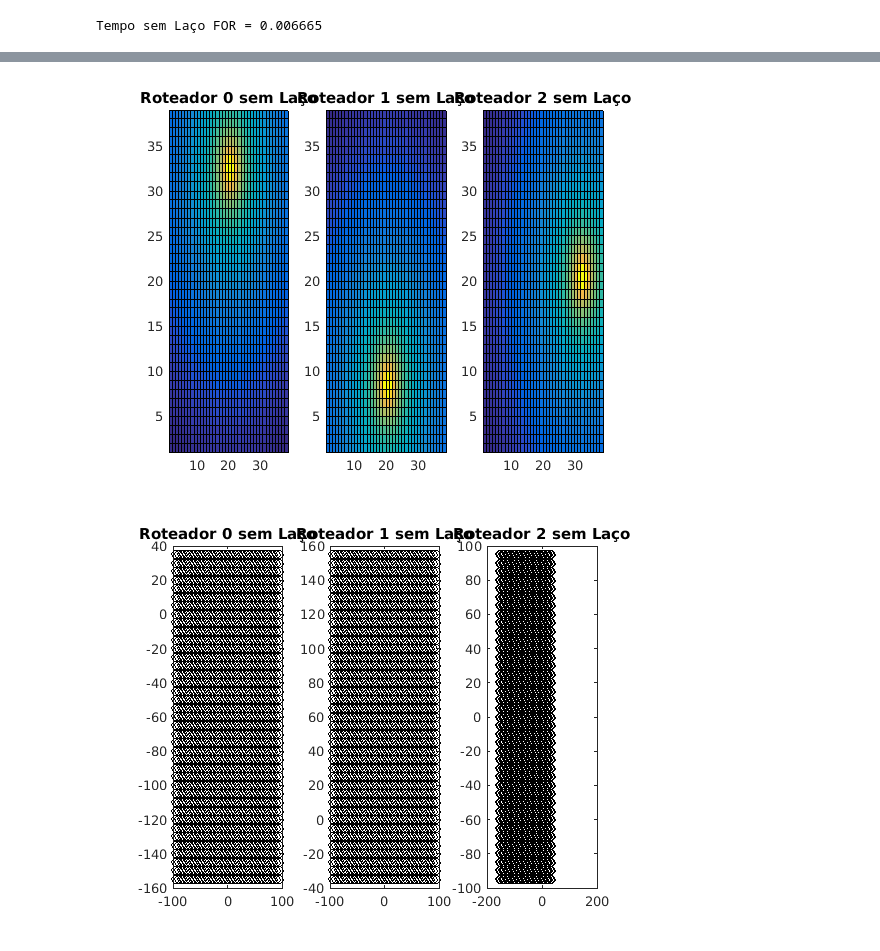
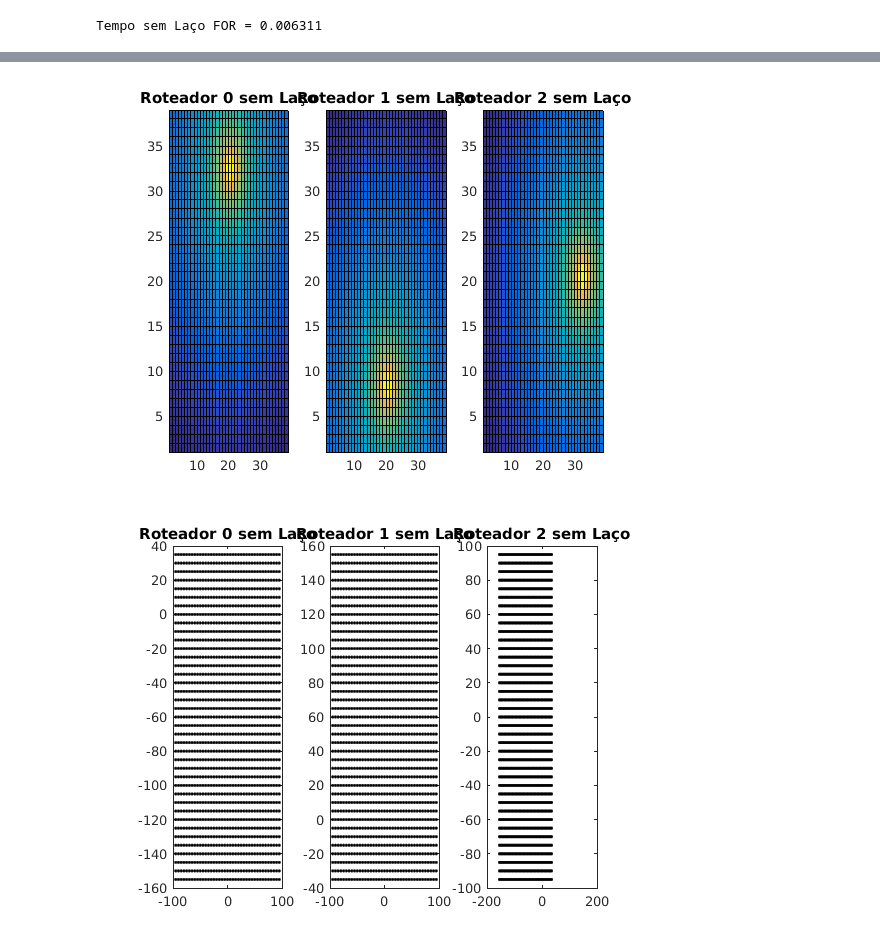
Before and after one commit to luciananobrega/luciana_DCO2004, a Jupyter notebook: h01/D03.ipynb, the cells around one changed output, grey strips where cells are left out. Saved outputs shown, nothing was run; the diff lists cells and outputs as text; code cells hidden in the pictures.

```diff
--- a/h01/D03.ipynb
+++ b/h01/D03.ipynb
@@ -5,35 +5,35 @@ dDim = 200;                          % Dimensão do grid
 nl = (dDim-2*dPasso)/dPasso + 1;     % Número de pontos de medição
 %% Código sem Laço
 t2 = tic;                            % Abre um contador de tempo identificado por t2
 % Matriz com posição de cada ponto do grid (posição relativa ao canto inferior direito)
 [px,py] = meshgrid(dPasso:dPasso:dDim-dPasso, dPasso:dPasso:dDim-dPasso);
 % Matrizes com posição de cada ponto do grid relativa a cada BS
 pbs0SF = px + j*py - ( dDim/2 + 0.8*dDim*j);
 pbs1SF = px + j*py - ( dDim/2 + 0.2*dDim*j);
 pbs2SF = px + j*py - ( dDim*0.8 + 0.5*dDim*j);
 % Cálculo da potência recebida em cada roteador
 pl0SF = 10*log10(1./(abs(pbs0SF).^4)/1e-3);
 pl1SF = 10*log10(1./(abs(pbs1SF).^4)/1e-3);
 pl2SF = 10*log10(1./(abs(pbs2SF).^4)/1e-3);
 % Cálculo da melhor potência e cada ponto do grid
 plfSF = max(pl2SF,max(pl0SF,pl1SF));
 tempoSemFor = toc(t2); % fecha contador de tempo e guarda tempo na variável tempoComFor
 disp(['Tempo sem Laço FOR = ' num2str(tempoSemFor)]); % Mostra tempo de execuçao do código
 %% Gráficos para código com e sem laços for
 % Plota as posiçoes dos pontos do grid para os dois roteadores
-subplot(1,3,1); plot(pbs0SF,'ko');title('Roteador 0 sem Laço');
-subplot(1,3,2); plot(pbs1SF,'ko');title('Roteador 1 sem Laço');
-subplot(1,3,3); plot(pbs2SF,'ko');title('Roteador 2 sem Laço');
+subplot(1,3,1); plot(pbs0SF,'k.');title('Roteador 0 sem Laço');
+subplot(1,3,2); plot(pbs1SF,'k.');title('Roteador 1 sem Laço');
+subplot(1,3,3); plot(pbs2SF,'k.');title('Roteador 2 sem Laço');
 figure;
 % Plota a mapa de cores relativo a potência para os dois roteadores separadamente
 subplot(1,3,1); pcolor(pl0SF);title('Roteador 0 sem Laço');
 subplot(1,3,2); pcolor(pl1SF);title('Roteador 1 sem Laço');
 subplot(1,3,3); pcolor(pl2SF);title('Roteador 2 sem Laço');
 figure;
 % Plota a mapa de cores relativo a melhor potência em cada ponto do grid (melhor entre os dois roteadores)
 pcolor(plfSF);title(['Sistema sem Laço - tempo ' num2str(tempoSemFor)]);
 # %% [output]
-Tempo sem Laço FOR = 0.006665
+Tempo sem Laço FOR = 0.006311
 [figure]
 [figure]
-[figure, old version]
+[figure, new version]
```
Also changed, not shown: 3 other files.
